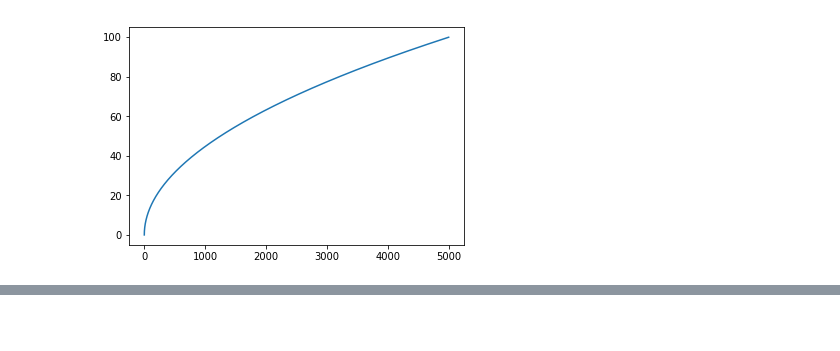
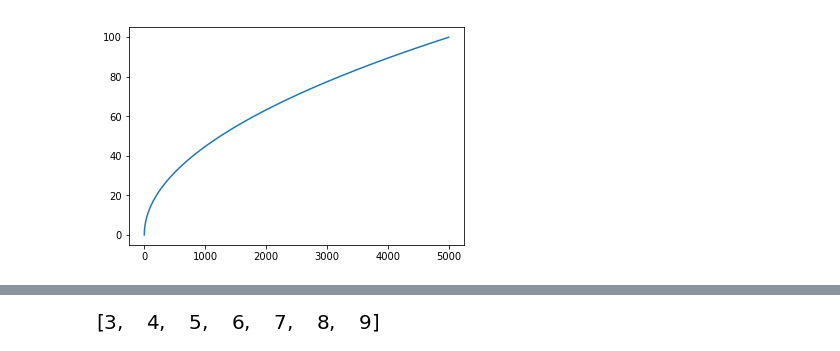
Before and after one commit to hashkrish/elastic_modulus_python_md, a Jupyter notebook: extra/test.ipynb, the cells around one changed output, grey strips where cells are left out. Drawn from its saved outputs; the diff is of its cells as text; code cells hidden in the pictures; blank space fills up the shorter version.

```diff
--- a/extra/test.ipynb
+++ b/extra/test.ipynb
@@ -221,0 +47,5 @@ Wall time: 1.63 ms
+# %%
+n=7
+list(range(n//2,n+n//2))
+# %% [output]
+[figure, added]
```
Also changed, not shown: parts of 13 cells of this notebook, 8 other files.
